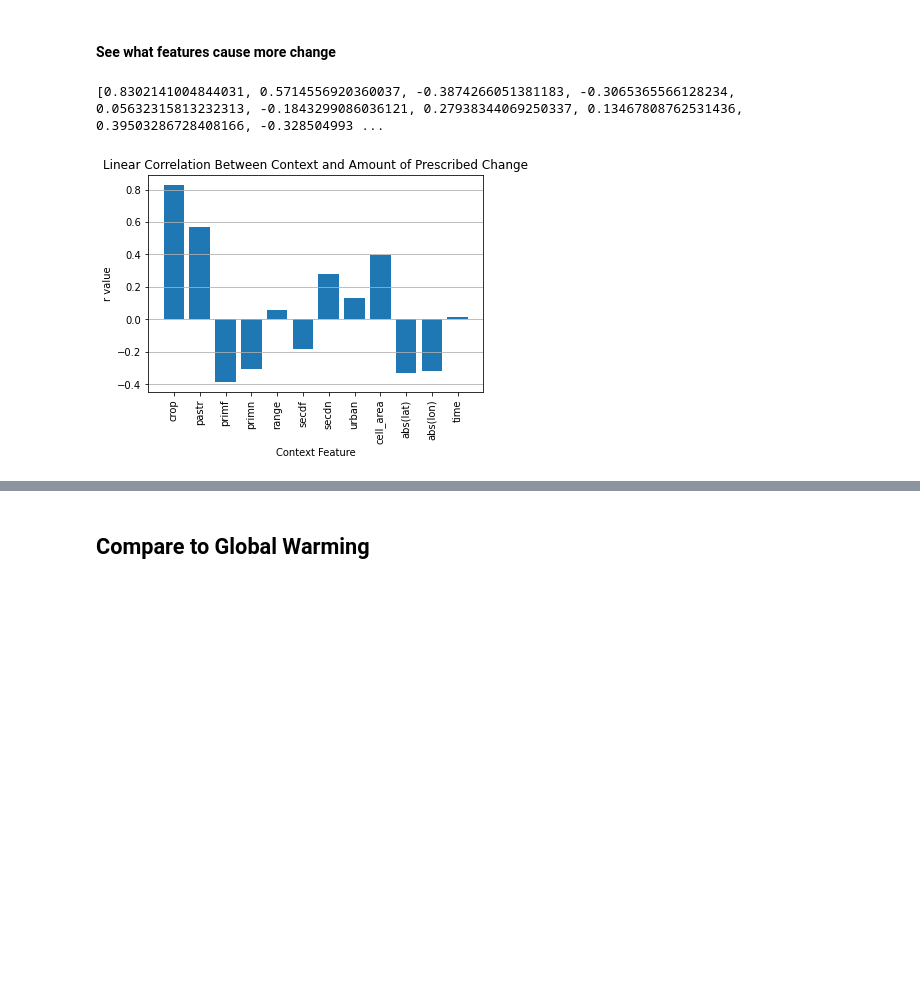
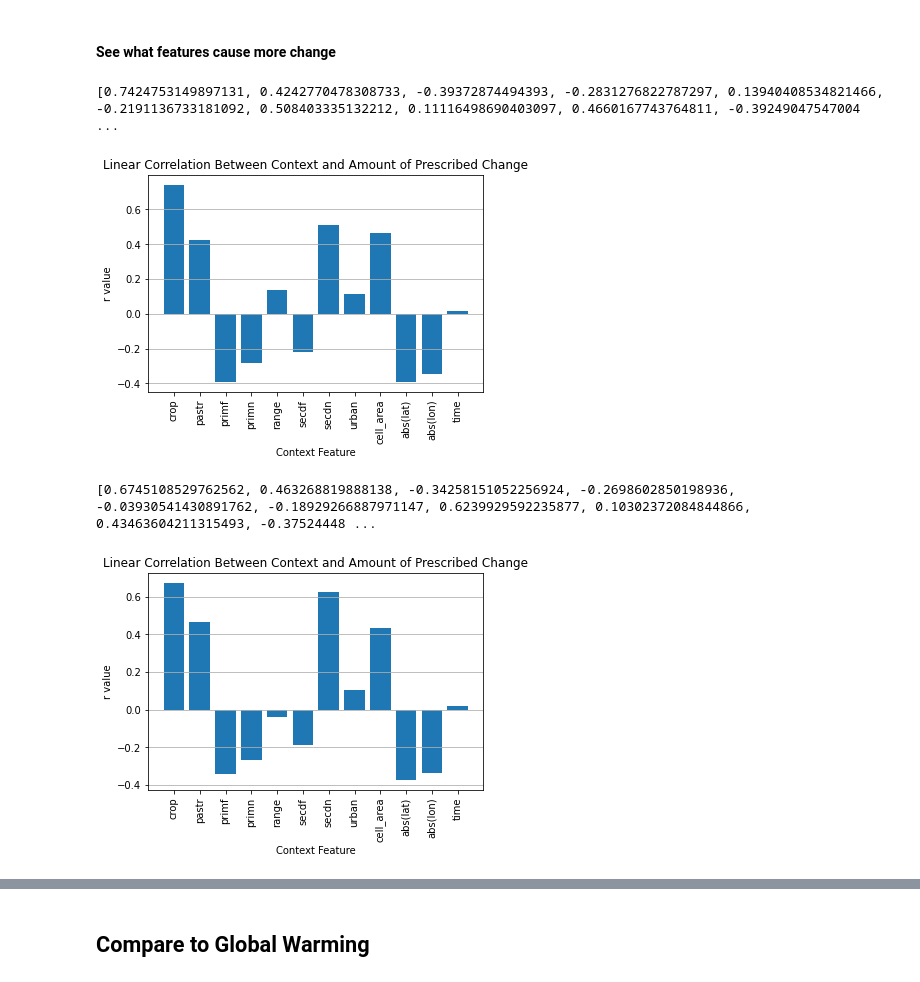
Before and after one commit to Project-Resilience/mvp, a Jupyter notebook: use_cases/eluc/experiments/prescriptor_experiments.ipynb, the cells around one changed output, grey strips where cells are left out. Saved outputs shown, nothing was run; the diff lists cells and outputs as text; code cells hidden in the pictures; blank space fills up the shorter version.

```diff
--- a/use_cases/eluc/experiments/prescriptor_experiments.ipynb
+++ b/use_cases/eluc/experiments/prescriptor_experiments.ipynb
@@ -692,26 +685,33 @@ plt.show()
 # %% [markdown]
 #### See what features cause more change
 # %%
-rs = []
-for col in constants.LAND_USE_COLS + constants.NONLAND_FEATURES:
-    feat = trained_result[col]
-    if col == "lat" or col == "lon":
-        feat = abs(feat)
-    rs.append(feat.corr(trained_result["change"]))
-print(rs)
+def plot_corrs(result_df, save_path=None):
+    rs = []
+    for col in constants.LAND_USE_COLS + constants.NONLAND_FEATURES:
+        feat = result_df[col]
+        if col == "lat" or col == "lon":
+            feat = abs(feat)
+        rs.append(feat.corr(result_df["change"]))
+    print(rs)
 
-labels = constants.LAND_USE_COLS + constants.NONLAND_FEATURES
-labels[labels.index("lat")] = "abs(lat)"
-labels[labels.index("lon")] = "abs(lon)"
-plt.bar(labels, rs)
-plt.xticks(rotation=90)
-plt.xlabel("Context Feature")
-plt.ylabel("r value")
-plt.title("Linear Correlation Between Context and Amount of Prescribed Change")
-plt.grid(axis="y")
-#plt.savefig("figures/corr.png", format="png", dpi=300)
-plt.show()
+    labels = constants.LAND_USE_COLS + constants.NONLAND_FEATURES
+    labels[labels.index("lat")] = "abs(lat)"
+    labels[labels.index("lon")] = "abs(lon)"
+    plt.bar(labels, rs)
+    plt.xticks(rotation=90)
+    plt.xlabel("Context Feature")
+    plt.ylabel("r value")
+    plt.title("Linear Correlation Between Context and Amount of Prescribed Change")
+    plt.grid(axis="y")
+    if save_path:
+        plt.savefig(save_path, format="png", dpi=300)
+    plt.show()
-# %% [output]
-[0.8302141004844031, 0.5714556920360037, -0.3874266051381183, -0.3065365566128234, 0.05632315813232313, -0.1843299086036121, 0.27938344069250337, 0.13467808762531436, 0.39503286728408166, -0.328504993 ...
-[figure, removed]
+# %%
+plot_corrs(esp_result)
+plot_corrs(torch_result)
+# %% [output]
+[0.7424753149897131, 0.4242770478308733, -0.39372874494393, -0.2831276822787297, 0.13940408534821466, -0.2191136733181092, 0.508403335132212, 0.11116498690403097, 0.4660167743764811, -0.39249047547004 ...
+[figure, added]
+[0.6745108529762562, 0.463268819888138, -0.34258151052256924, -0.2698602850198936, -0.03930541430891762, -0.18929266887971147, 0.6239929592235877, 0.10302372084844866, 0.43463604211315493, -0.37524448 ...
+[figure, added]
 # %%
```
Also changed, not shown: parts of 19 cells of this notebook, 1 other file.
